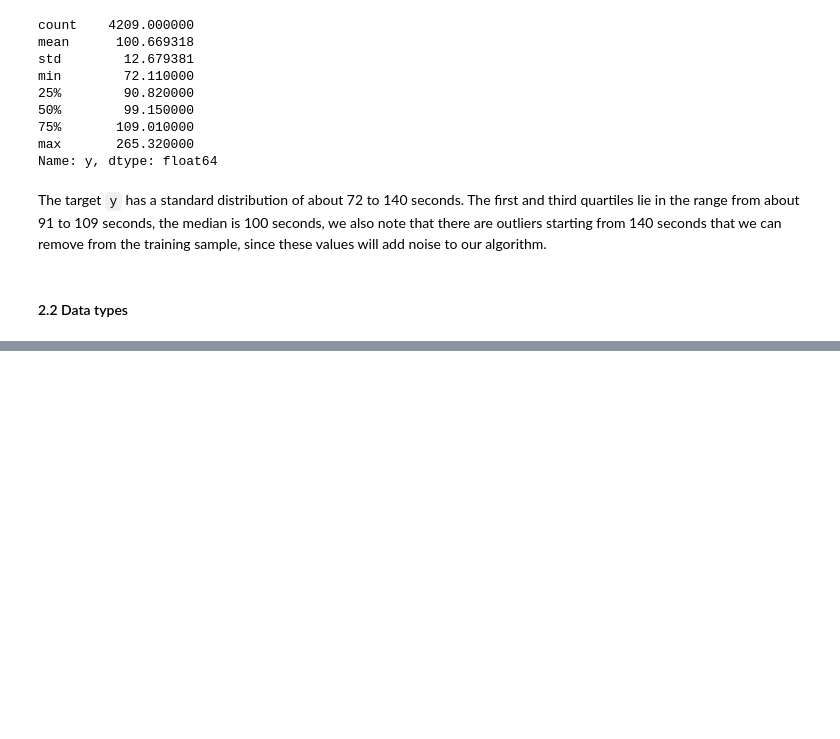
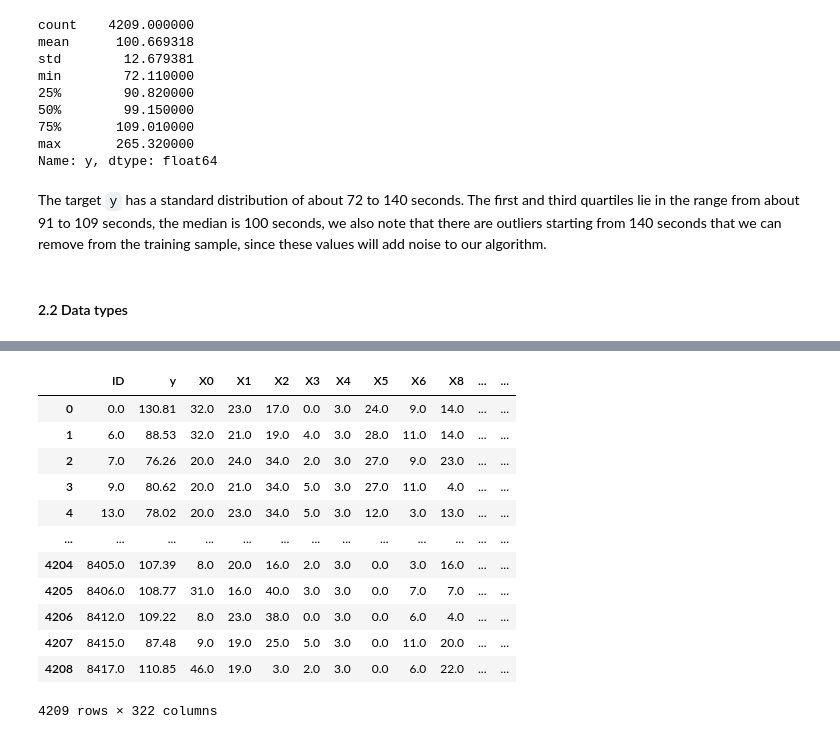
Before and after one commit to postovalov/mercedes-benz-greener-manufacturing-project, a Jupyter notebook: EDA Mercedes-Benz.ipynb, the cells around one changed output, grey strips where cells are left out. Saved outputs shown, nothing was run; the diff lists cells and outputs as text; code cells hidden in the pictures; blank space fills up the shorter version.

```diff
--- a/EDA Mercedes-Benz.ipynb
+++ b/EDA Mercedes-Benz.ipynb
@@ -95,0 +245,17 @@ The target `y` has a standard distribution of about 72 to 140 seconds. The first
+# %%
+# A more optimal way to remove duplicate variables from a dataset
+train.T.drop_duplicates().T
+# %% [output]
+|  | ID | y | X0 | X1 | X2 | X3 | X4 | X5 | X6 | X8 | ... | ... |
+| 0 | 0.0 | 130.81 | 32.0 | 23.0 | 17.0 | 0.0 | 3.0 | 24.0 | 9.0 | 14.0 | ... | ... |
+| 1 | 6.0 | 88.53 | 32.0 | 21.0 | 19.0 | 4.0 | 3.0 | 28.0 | 11.0 | 14.0 | ... | ... |
+| 2 | 7.0 | 76.26 | 20.0 | 24.0 | 34.0 | 2.0 | 3.0 | 27.0 | 9.0 | 23.0 | ... | ... |
+| 3 | 9.0 | 80.62 | 20.0 | 21.0 | 34.0 | 5.0 | 3.0 | 27.0 | 11.0 | 4.0 | ... | ... |
+| 4 | 13.0 | 78.02 | 20.0 | 23.0 | 34.0 | 5.0 | 3.0 | 12.0 | 3.0 | 13.0 | ... | ... |
+| ... | ... | ... | ... | ... | ... | ... | ... | ... | ... | ... | ... | ... |
+| 4204 | 8405.0 | 107.39 | 8.0 | 20.0 | 16.0 | 2.0 | 3.0 | 0.0 | 3.0 | 16.0 | ... | ... |
+| 4205 | 8406.0 | 108.77 | 31.0 | 16.0 | 40.0 | 3.0 | 3.0 | 0.0 | 7.0 | 7.0 | ... | ... |
+| 4206 | 8412.0 | 109.22 | 8.0 | 23.0 | 38.0 | 0.0 | 3.0 | 0.0 | 6.0 | 4.0 | ... | ... |
+| 4207 | 8415.0 | 87.48 | 9.0 | 19.0 | 25.0 | 5.0 | 3.0 | 0.0 | 11.0 | 20.0 | ... | ... |
+| 4208 | 8417.0 | 110.85 | 46.0 | 19.0 | 3.0 | 2.0 | 3.0 | 0.0 | 6.0 | 22.0 | ... | ... |
+4209 rows × 322 columns
```
Also changed, not shown: parts of 27 cells of this notebook.
